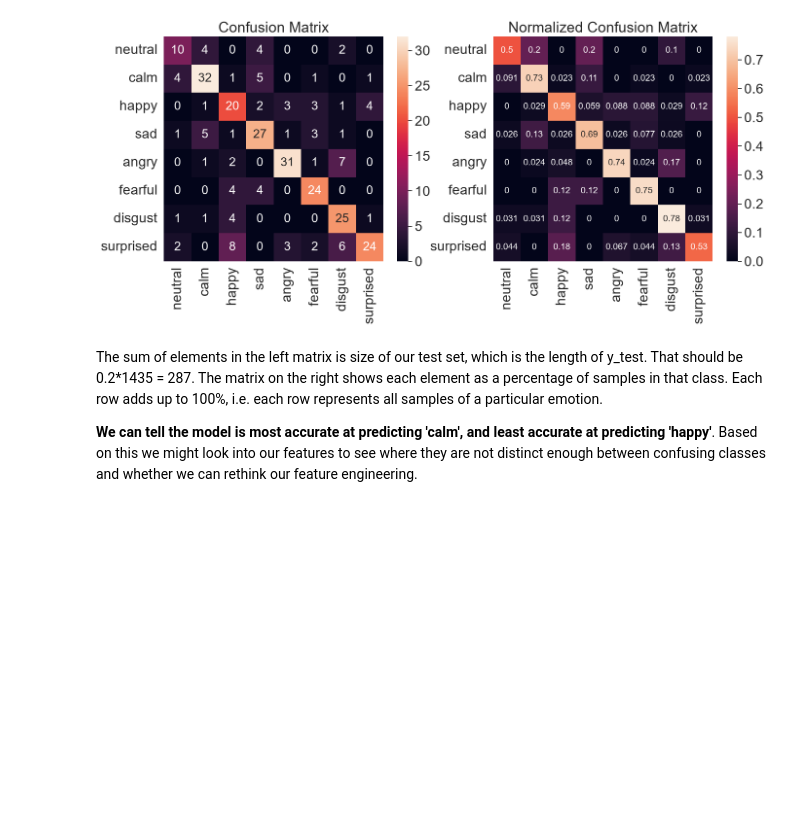
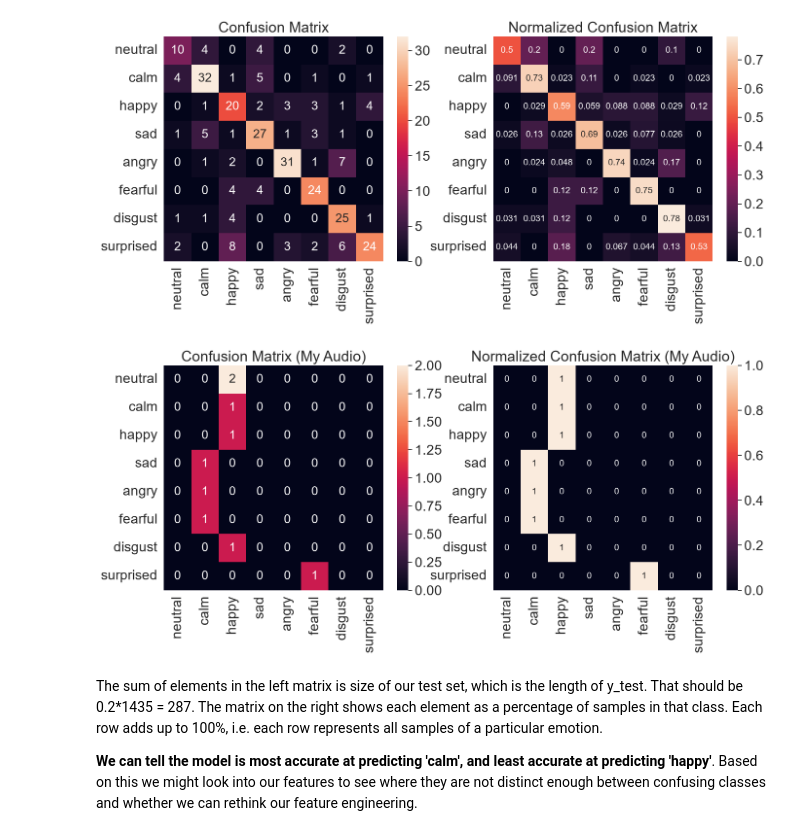
Before and after one commit to jihyebook-star/Week4-NeuralNetworks, a Jupyter notebook: Week4__Neural_Networks.ipynb, the cells around one changed output. Saved outputs shown, nothing was run; the diff lists cells and outputs as text; code cells hidden in the pictures; blank space fills up the shorter version.

```diff
--- a/Week4__Neural_Networks.ipynb
+++ b/Week4__Neural_Networks.ipynb
@@ -342,6 +342,11 @@ scaler = MinMaxScaler()
 # keep our unscaled features just in case we need to process them alternatively
 features_minmax = features
 features_minmax = scaler.fit_transform(features_minmax)
+# %%
+# Scale my audio data using a StandardScaler fit on the RAVDESS features
+std_scaler = StandardScaler()
+std_scaler.fit(features)
+my_features_scaled = std_scaler.transform(my_features)
 # %% [markdown]
 Make sure our features are properly scaled:
 # %%
@@ -736,6 +743,33 @@ sn.heatmap(confmatrix_df_norm, annot=True, annot_kws={"size": 13}) #annot_kws is
 plt.show()
 # %% [output]
 [figure]
+# %%
+# Confusion matrices for my own audio data
+my_emotion_predictions = model.predict(my_features_scaled)
+my_emotion_groundtruth = my_emotions.values.ravel()
+
+# build confusion matrix and normalized confusion matrix
+my_conf_matrix = confusion_matrix(my_emotion_groundtruth, my_emotion_predictions, labels=emotion_list)
+my_conf_matrix_norm = confusion_matrix(my_emotion_groundtruth, my_emotion_predictions, normalize='true', labels=emotion_list)
+
+# make a confusion matrix with labels using a DataFrame
+my_confmatrix_df = pd.DataFrame(my_conf_matrix, index=emotion_name, columns=emotion_name)
+my_confmatrix_df_norm = pd.DataFrame(my_conf_matrix_norm, index=emotion_name, columns=emotion_name)
+
+# plot confusion matrices
+plt.figure(figsize=(16,6))
+sn.set(font_scale=1.8) # emotion label and title size
+plt.subplot(1,2,1)
+plt.title('Confusion Matrix (My Audio)')
+sn.heatmap(my_confmatrix_df, annot=True, annot_kws={"size": 18}) #annot_kws is value font
+
+plt.subplot(1,2,2)
+plt.title('Normalized Confusion Matrix (My Audio)')
+sn.heatmap(my_confmatrix_df_norm, annot=True, annot_kws={"size": 13}) #annot_kws is value font
+
+plt.show()
+# %% [output]
+[figure, added]
 # %% [markdown]
 The sum of elements in the left matrix is size of our test set, which is the length of y_test. That should be 0.2*1435 = 287. The matrix on the right shows each element as a percentage of samples in that class. Each row adds up to 100%, i.e. each row represents all samples of a particular emotion.
 
```
Also changed, not shown: parts of 1 cell of this notebook.
